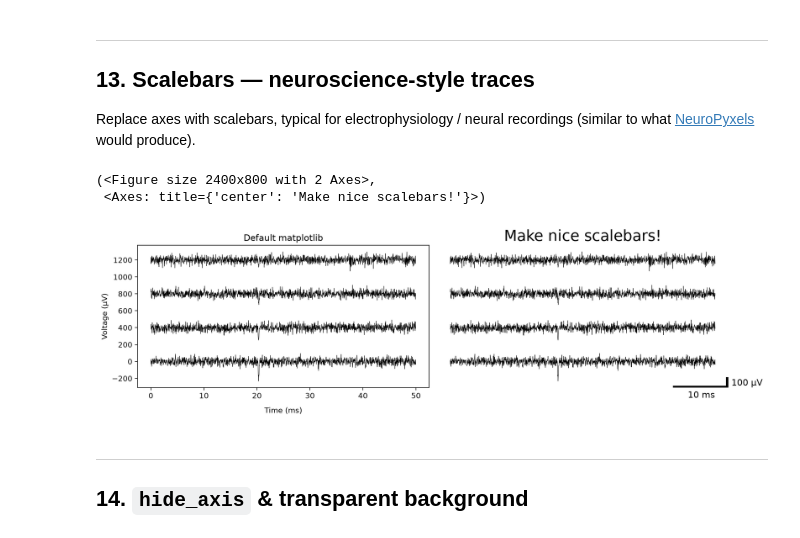
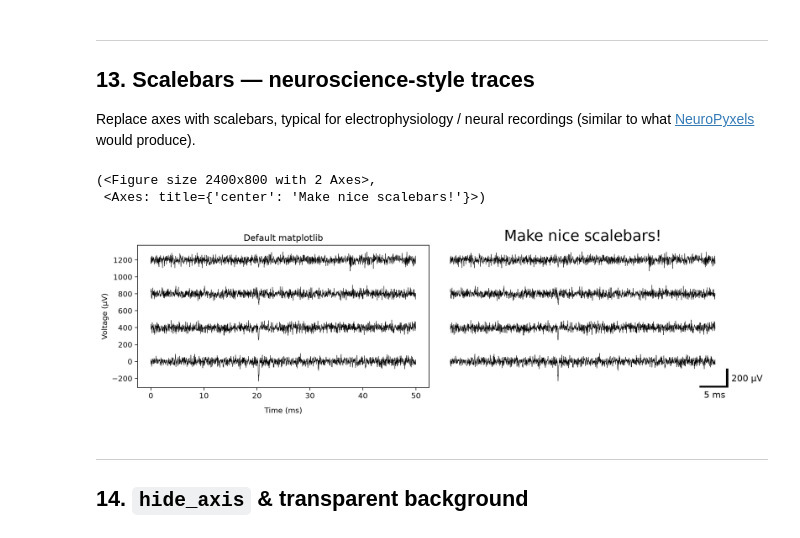
Before and after one commit to m-beau/mplify, a Jupyter notebook: quickstart.ipynb, the cells around one changed output. Saved outputs shown, nothing was run; the diff lists cells and outputs as text; code cells hidden in the pictures.

```diff
--- a/quickstart.ipynb
+++ b/quickstart.ipynb
@@ -364,36 +367,36 @@ n_channels = 4
 traces = rng.normal(0, 30, (n_channels, len(t)))
 spike_t = int(0.02 * fs)  # spike at 20 ms
 spike_wave = -200 * np.exp(-((np.arange(30) - 10) ** 2) / 8)
 for ch in range(n_channels):
     traces[ch, spike_t:spike_t + 30] += spike_wave * (1 - 0.2 * ch)
 
 offsets = np.arange(n_channels) * 400
 
 fig, axes = plt.subplots(1, 2, figsize=(12, 4))
 
 for ax in axes:
     for ch in range(n_channels):
         ax.plot(t, traces[ch] + offsets[ch], color='k', lw=0.5)
 
 axes[0].set_title('Default matplotlib')
 axes[0].set_xlabel('Time (ms)')
 axes[0].set_ylabel('Voltage (\u03BCV)')
 
 mplp(
     ax=axes[1],
     hide_axis=True,
-    xscalebar=10,          # 10 ms
-    yscalebar=100,         # 100 uV
+    xscalebar=5,          # 10 ms
+    yscalebar=200,         # 100 uV
     xscalebar_unit=' ms',
     yscalebar_unit=' \u03BCV',
     scalebarkwargs={'loc': 'right', 'fontsize': 12, 'lw': 5},
     title='Make nice scalebars!',
     tight_layout=True,
 )
 # %% [output]
 (<Figure size 2400x800 with 2 Axes>,
  <Axes: title={'center': 'Make nice scalebars!'}>)
-[figure, old version]
+[figure, new version]
 # %% [markdown]
 ---
 ## 14. `hide_axis` & transparent background
```
Also changed, not shown: parts of 7 cells of this notebook, 5 other files.
